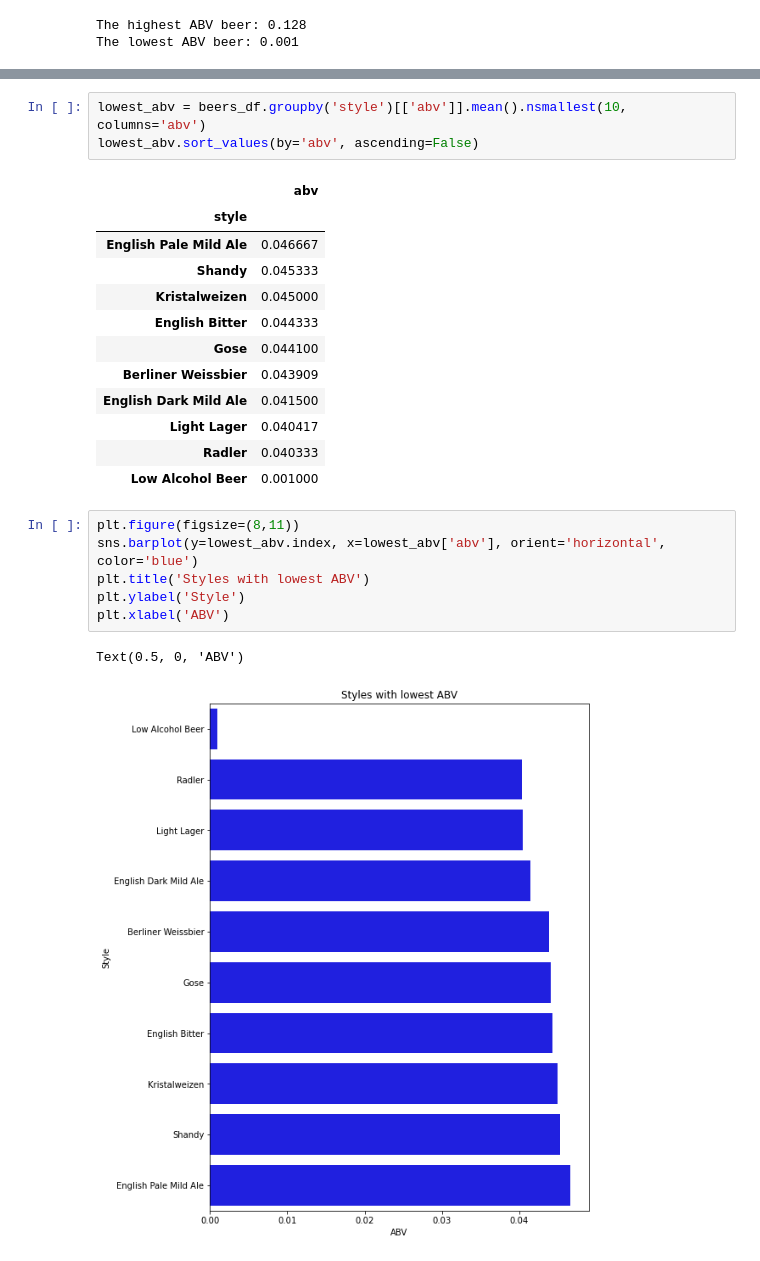
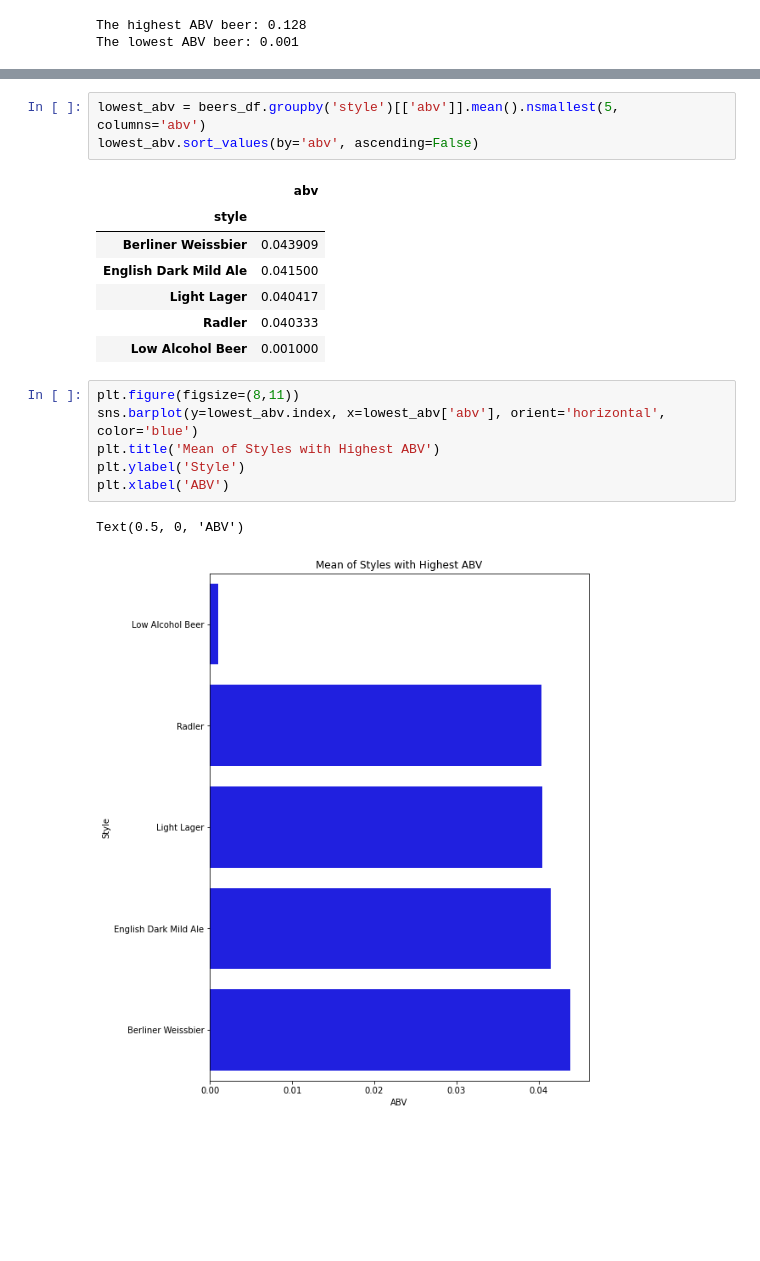
Before and after one commit to ItsGreyedOut/Brewery-Startup, a Jupyter notebook: resources/Dawn_proj1.ipynb, the cells around one changed output, grey strips where cells are left out. Saved outputs shown, nothing was run; the diff lists cells and outputs as text; blank space fills up the shorter version.

```diff
--- a/resources/Dawn_proj1.ipynb
+++ b/resources/Dawn_proj1.ipynb
@@ -150,14 +159,9 @@ The lowest ABV beer: 0.001
 # %%
-lowest_abv = beers_df.groupby('style')[['abv']].mean().nsmallest(10, columns='abv')
+lowest_abv = beers_df.groupby('style')[['abv']].mean().nsmallest(5, columns='abv')
 lowest_abv.sort_values(by='abv', ascending=False)
 # %% [output]
 |  | abv |
 | style |  |
-| English Pale Mild Ale | 0.046667 |
-| Shandy | 0.045333 |
-| Kristalweizen | 0.045000 |
-| English Bitter | 0.044333 |
-| Gose | 0.044100 |
 | Berliner Weissbier | 0.043909 |
 | English Dark Mild Ale | 0.041500 |
 | Light Lager | 0.040417 |
@@ -166,9 +170,9 @@ lowest_abv.sort_values(by='abv', ascending=False)
 # %%
 plt.figure(figsize=(8,11))
 sns.barplot(y=lowest_abv.index, x=lowest_abv['abv'], orient='horizontal', color='blue')
-plt.title('Styles with lowest ABV')
+plt.title('Mean of Styles with Highest ABV')
 plt.ylabel('Style')
 plt.xlabel('ABV')
 # %% [output]
 Text(0.5, 0, 'ABV')
-[figure, old version]
+[figure, new version]
```
Also changed, not shown: parts of 9 cells of this notebook, 1 other file.
